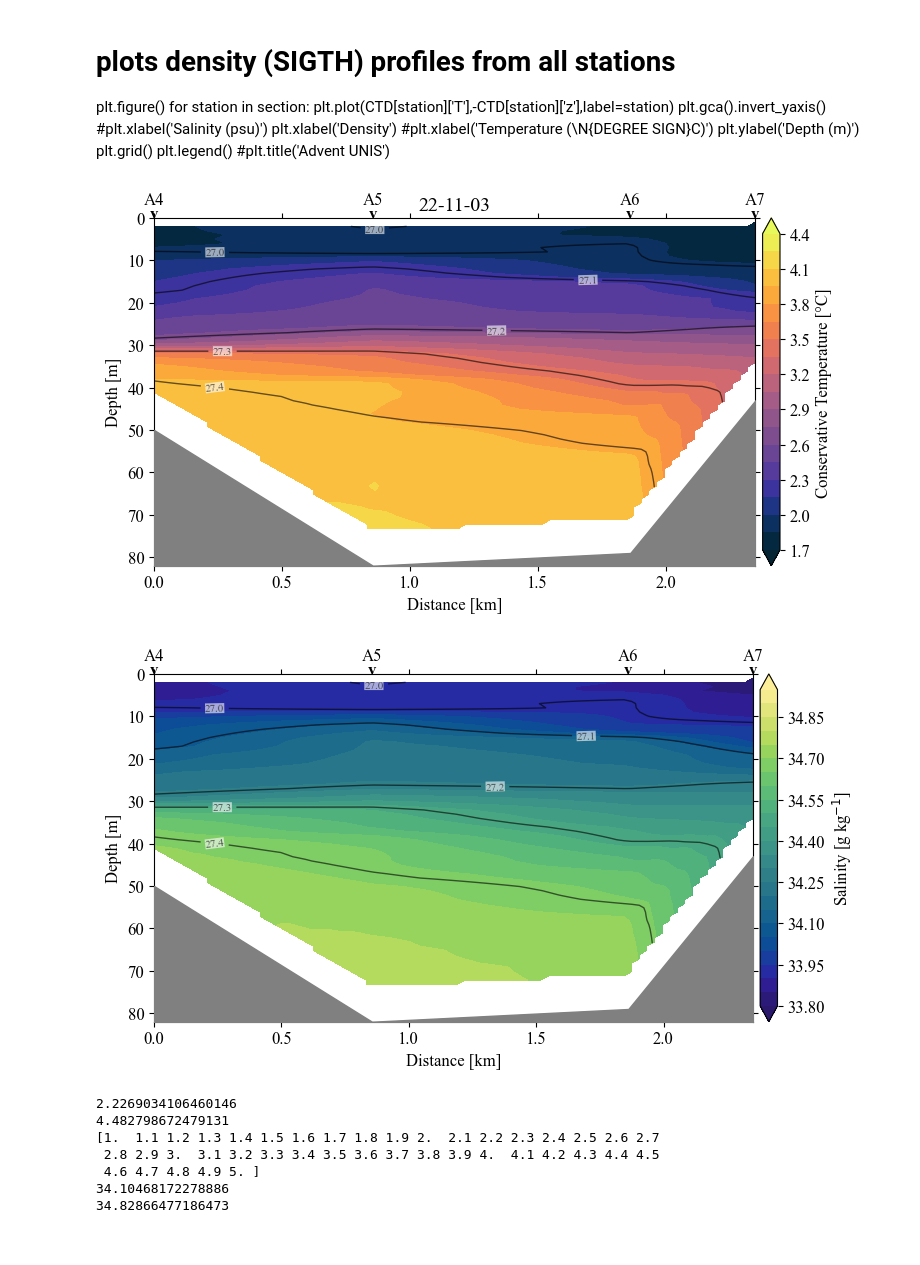
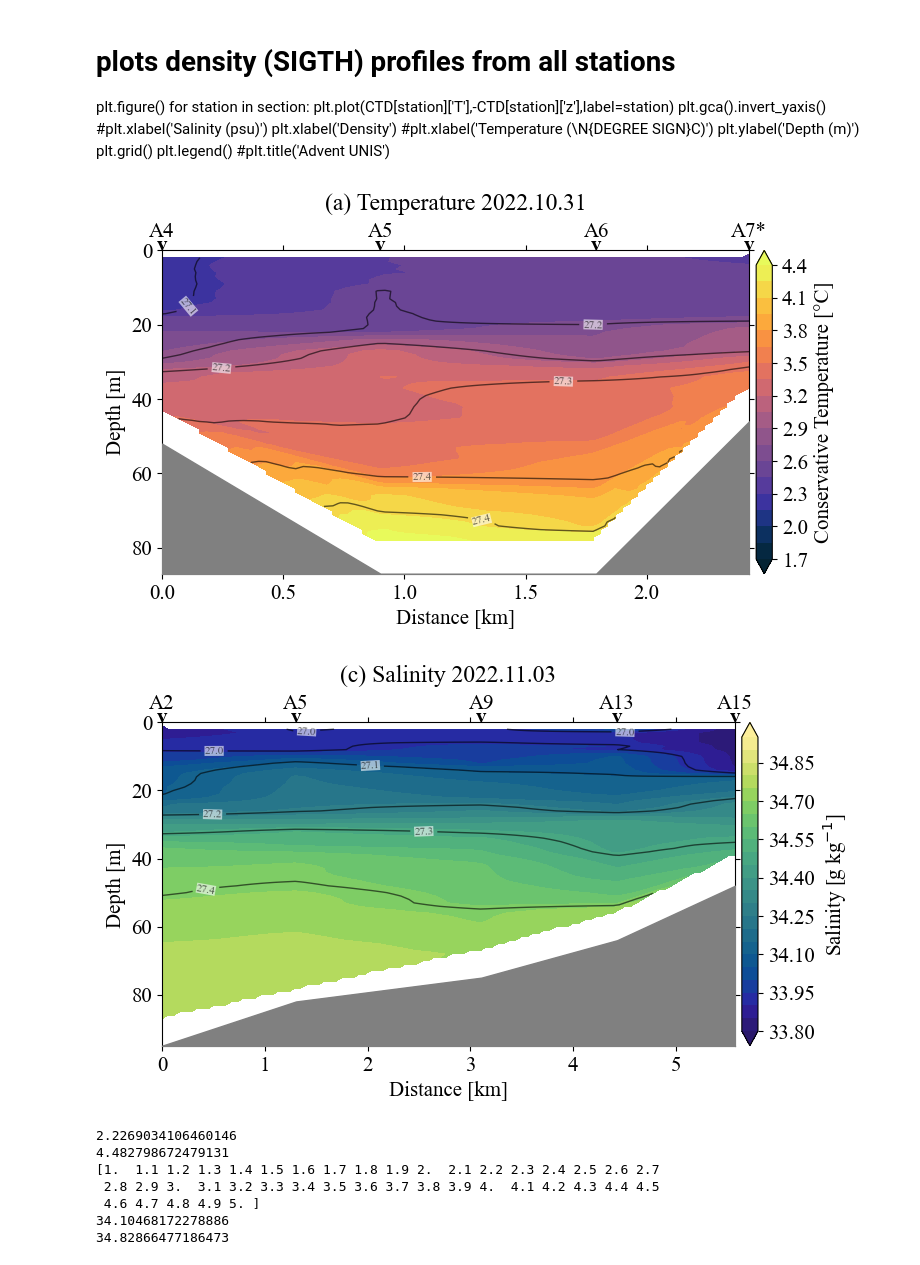
Before and after one commit to alpsjur/AGF-Adventfjorden, a Jupyter notebook: code/notebooks/Adventfjorden.ipynb, the cells around one changed output. Cells and saved outputs as stored; diff of their text form; code cells hidden in the pictures.

Commit message:
updated plots

```diff
--- a/code/notebooks/Adventfjorden.ipynb
+++ b/code/notebooks/Adventfjorden.ipynb
@@ -21,7 +21,7 @@ import matplotlib.colors as colors
 
 plt.rcParams["font.family"] = "times new roman"
 #plt.rcParams["figure.figsize"]=10,8
-plt.rcParams.update({'font.size': 12})
+plt.rcParams.update({'font.size': 15})
 # %%
 def TSdiagram(ax,Svals,Tvals,levels): #,month):
     """
@@ -131,7 +131,7 @@ adv_day2 = ['A1', 'A2', 'A3', 'A7', 'A6', 'A5', 'A4', 'A8', 'A9', 'A10', 'A11',
 # ISFJORDEN CROSS SECTION
 isfjorden = [f'{i}' for i in range(165, 171)][::-1]
 
-section = adv_UNIS_D2 # change for section of interest
+section = adv_along # change for section of interest
 # %% [output]
 ['A4', 'A5', 'A6', 'A7*', 'A2', 'A5', 'A9', 'A13', 'A15']
 # %%
@@ -158,25 +158,25 @@ plt.legend()
 #plt.title('Advent UNIS')
 # %%
 # TEMPERATURE
-Oc.plot_CTD_single_section(CTD, section, parameter='CT',
+ax,_,_ = Oc.plot_CTD_single_section(CTD, section, parameter='CT',
                                clabel='Conservative Temperature [\N{DEGREE SIGN}C]',
                               cmap='cmo.thermal', clevels=np.arange(1.7,4.5,0.15)) #, ticks=np.arange(1.7, 4.3, 0.2)) #, contourlevels=np.arange(2,5))
-#plt.title('22-11-03')
-#plt.savefig("C:/Users/annak/OneDrive - University of Copenhagen/Desktop/AFG_Cruise/AGF-Adventfjorden/ocean_plots/Tcon_cross_221103.png",bbox_inches = "tight", dpi = 300)
-#plt.savefig("C:/Users/annak/OneDrive - University of Copenhagen/Desktop/AFG_Cruise/AGF-Adventfjorden/ocean_plots/Tcon_along_221103.png",bbox_inches = "tight", dpi = 300)
+ax.set_title('(a) Temperature 2022.10.31', y=1.1, fontsize = 17)
+plt.savefig("C:/Users/annak/OneDrive - University of Copenhagen/Desktop/AFG_Cruise/AGF-Adventfjorden/ocean_plots/DATETcon_cross_221031.png",bbox_inches = "tight", dpi = 300)
+#plt.savefig("C:/Users/annak/OneDrive - University of Copenhagen/Desktop/AFG_Cruise/AGF-Adventfjorden/ocean_plots/DATETcon_along_221031.png",bbox_inches = "tight", dpi = 300)
 #help(Oc.plot_CTD_single_section)
 # %% [output]
-[figure, old version]
+[figure, new version]
 # %%
 # SALINITY
-Oc.plot_CTD_single_section(CTD, section, parameter='SA',
+ax,_,_ = Oc.plot_CTD_single_section(CTD, section, parameter='SA',
                                clabel='Salinity [g kg$^{-1}$]',
                               cmap='cmo.haline', clevels=np.arange(33.8,34.95,0.05))
-#plt.title('Advent along')
-#plt.savefig("C:/Users/annak/OneDrive - University of Copenhagen/Desktop/AFG_Cruise/AGF-Adventfjorden/ocean_plots/Scon_cross_221103.png",bbox_inches = "tight", dpi = 300)
-#plt.savefig("C:/Users/annak/OneDrive - University of Copenhagen/Desktop/AFG_Cruise/AGF-Adventfjorden/ocean_plots/Scon_along_221103.png",bbox_inches = "tight", dpi = 300)
+ax.set_title('(c) Salinity 2022.11.03', y=1.1, fontsize = 17)
+#plt.savefig("C:/Users/annak/OneDrive - University of Copenhagen/Desktop/AFG_Cruise/AGF-Adventfjorden/ocean_plots/DATEScon_cross_221031.png",bbox_inches = "tight", dpi = 300)
+plt.savefig("C:/Users/annak/OneDrive - University of Copenhagen/Desktop/AFG_Cruise/AGF-Adventfjorden/ocean_plots/DATEScon_along_221103.png",bbox_inches = "tight", dpi = 300)
 # %% [output]
-[figure, old version]
+[figure, new version]
 # %%
 
 sal=CTD['322']['SA']
```
Also changed, not shown: parts of 1 cell of this notebook, 13 other files.
